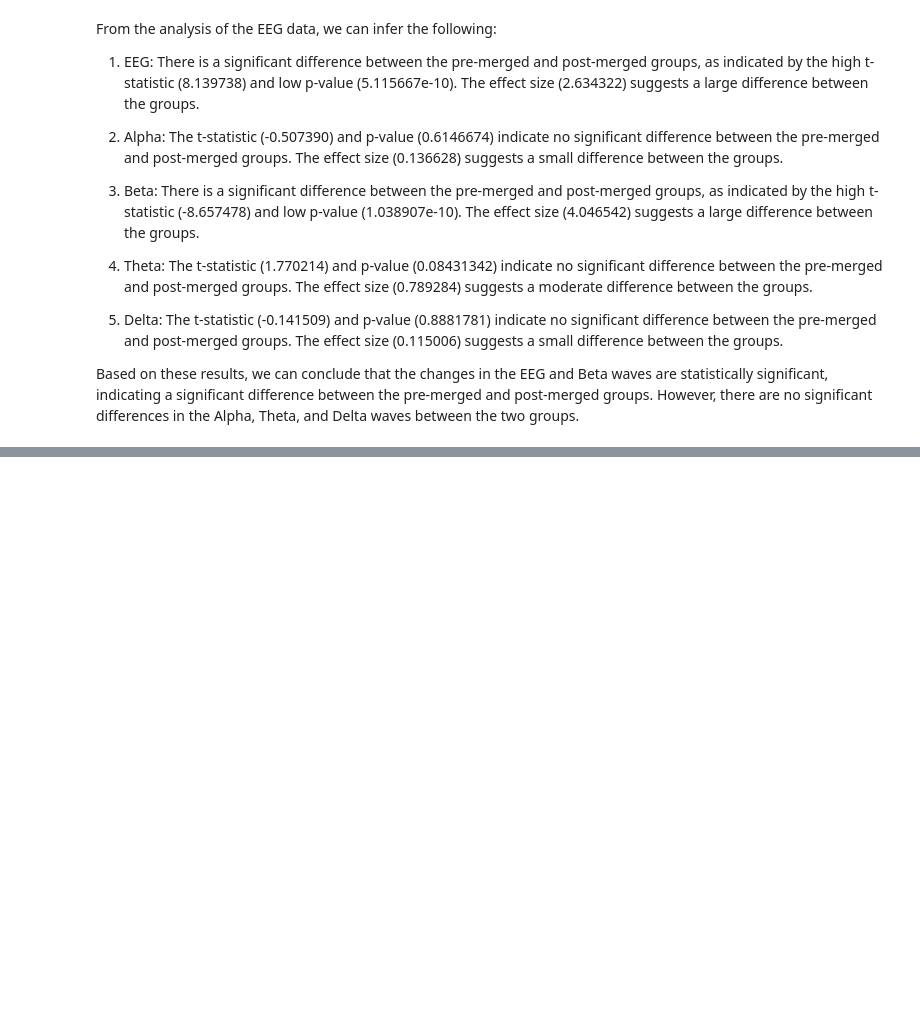
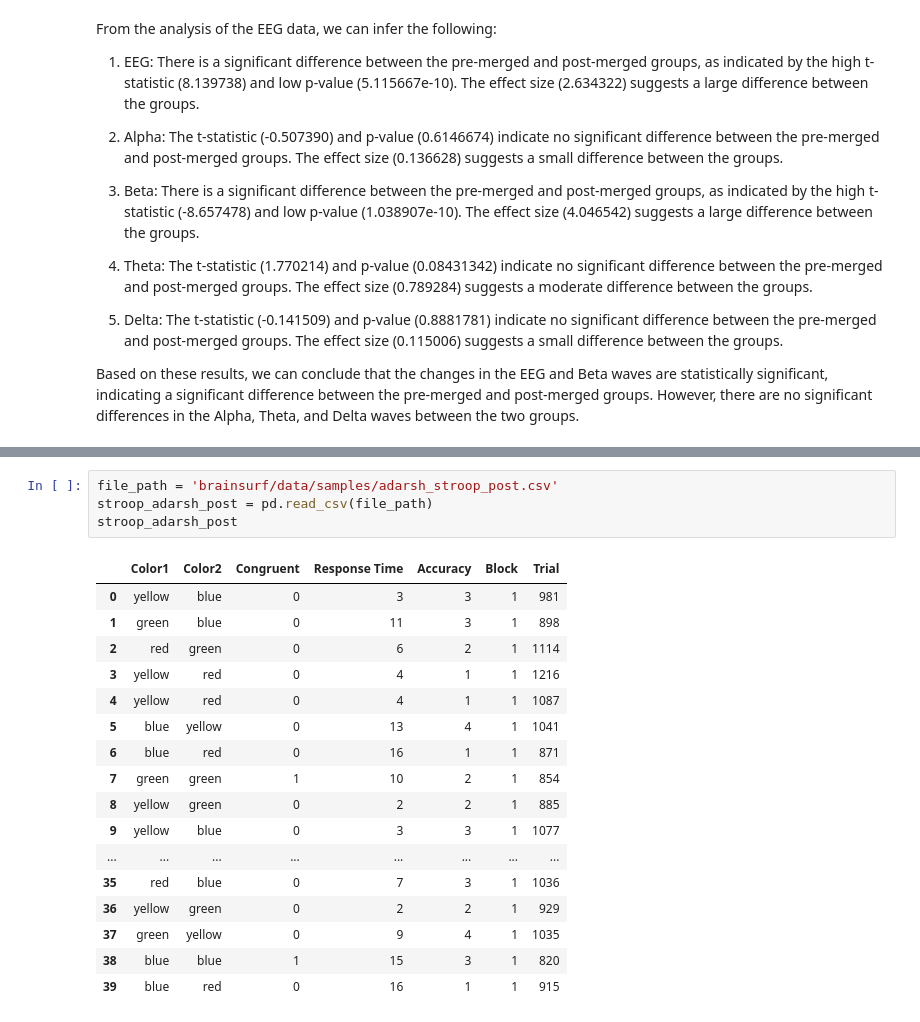
Before and after one commit to preethihiremath/brainsurf, a Jupyter notebook: pre_post_cog_analysis.ipynb, the cells around one changed output, grey strips where cells are left out. Saved outputs shown, nothing was run; the diff lists cells and outputs as text; blank space fills up the shorter version.

```diff
--- a/pre_post_cog_analysis.ipynb
+++ b/pre_post_cog_analysis.ipynb
@@ -175,0 +243,22 @@ Based on these results, we can conclude that the changes in the EEG and Beta wav
+# %%
+file_path = 'brainsurf/data/samples/adarsh_stroop_post.csv'
+stroop_adarsh_post = pd.read_csv(file_path)
+stroop_adarsh_post
+# %% [output]
+|  | Color1 | Color2 | Congruent | Response Time | Accuracy | Block | Trial |
+| 0 | yellow | blue | 0 | 3 | 3 | 1 | 981 |
+| 1 | green | blue | 0 | 11 | 3 | 1 | 898 |
+| 2 | red | green | 0 | 6 | 2 | 1 | 1114 |
+| 3 | yellow | red | 0 | 4 | 1 | 1 | 1216 |
+| 4 | yellow | red | 0 | 4 | 1 | 1 | 1087 |
+| 5 | blue | yellow | 0 | 13 | 4 | 1 | 1041 |
+| 6 | blue | red | 0 | 16 | 1 | 1 | 871 |
+| 7 | green | green | 1 | 10 | 2 | 1 | 854 |
+| 8 | yellow | green | 0 | 2 | 2 | 1 | 885 |
+| 9 | yellow | blue | 0 | 3 | 3 | 1 | 1077 |
+| ... | ... | ... | ... | ... | ... | ... | ... |
+| 35 | red | blue | 0 | 7 | 3 | 1 | 1036 |
+| 36 | yellow | green | 0 | 2 | 2 | 1 | 929 |
+| 37 | green | yellow | 0 | 9 | 4 | 1 | 1035 |
+| 38 | blue | blue | 1 | 15 | 3 | 1 | 820 |
+| 39 | blue | red | 0 | 16 | 1 | 1 | 915 |
```
Also changed, not shown: parts of 13 cells of this notebook, 3 other files.
